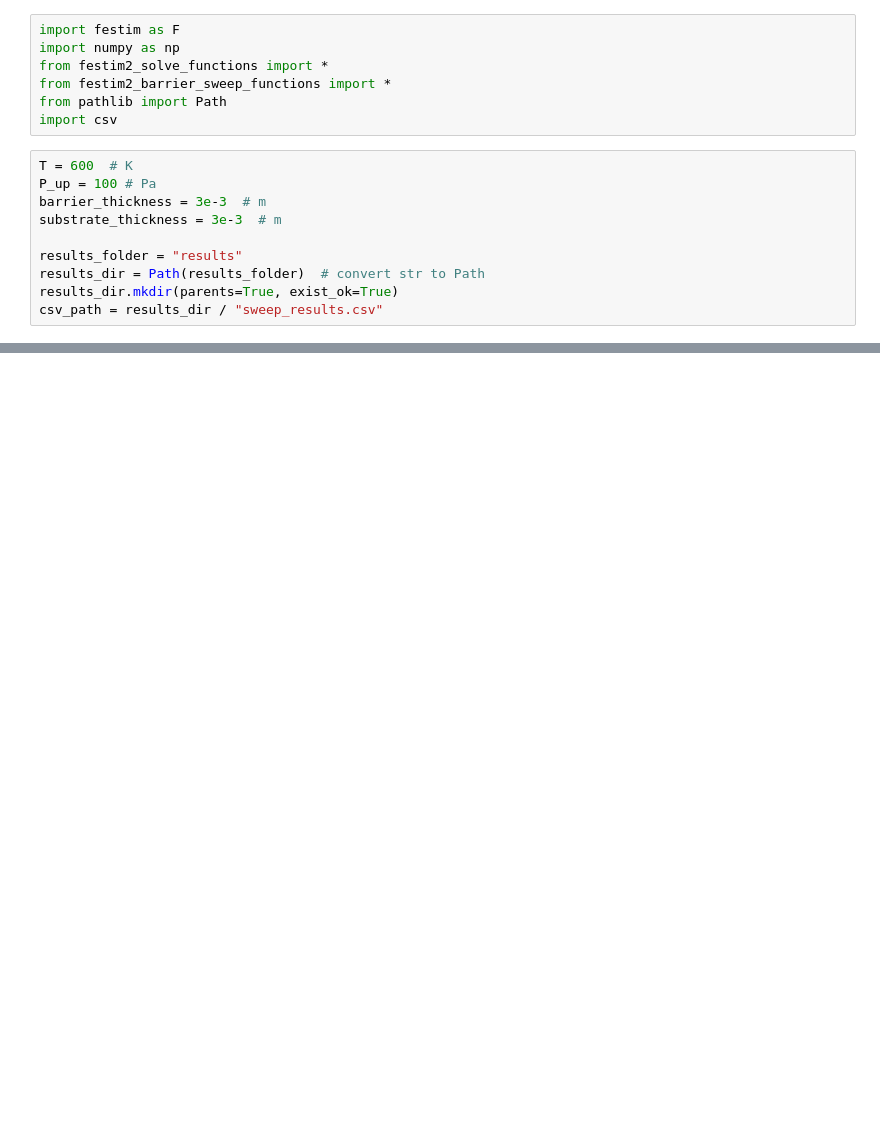
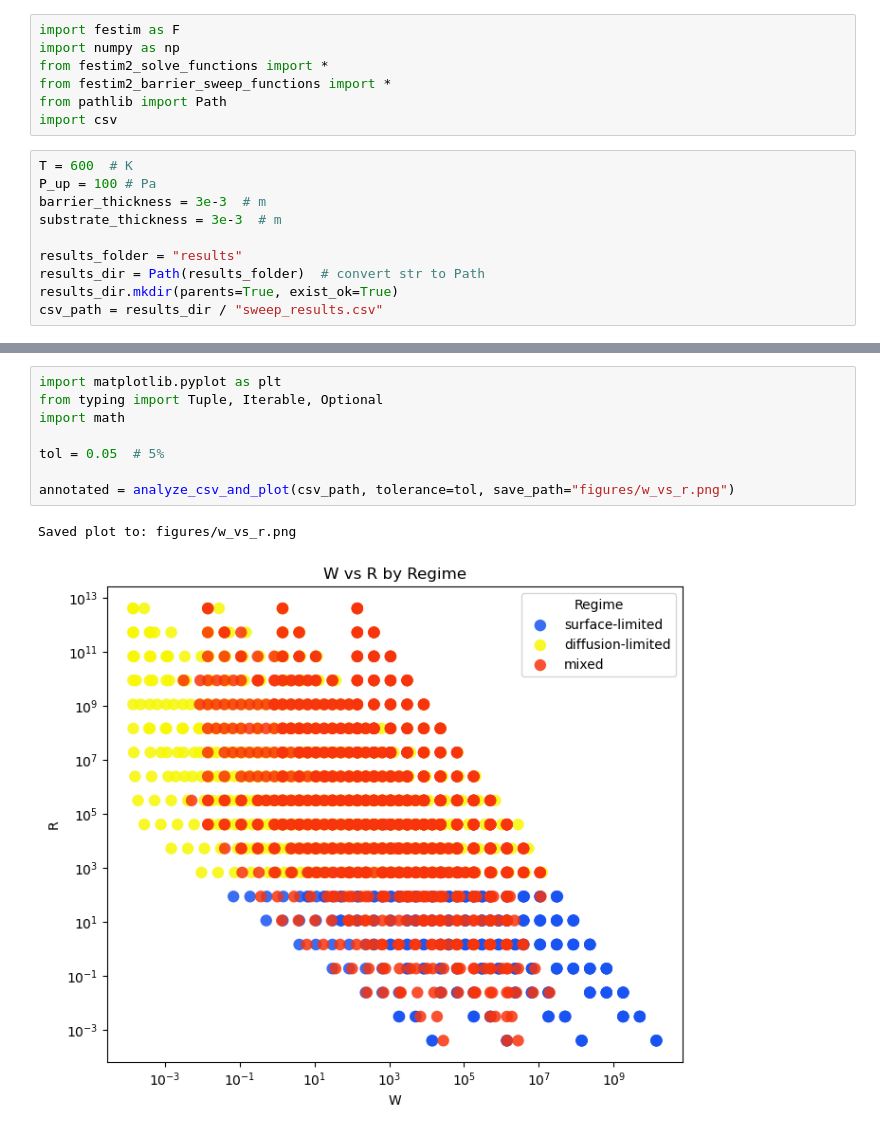
Before and after one commit to WeaverC20/permeation_barrier_analysis, a Jupyter notebook: two_layer_numerical/festim2_permeation_sweep.ipynb, the cells around one changed output, grey strips where cells are left out. Saved outputs shown, nothing was run; the diff lists cells and outputs as text; blank space fills up the shorter version.

```diff
--- a/two_layer_numerical/festim2_permeation_sweep.ipynb
+++ b/two_layer_numerical/festim2_permeation_sweep.ipynb
@@ -101,0 +113,11 @@ Completed run 600 of 625
+# %%
+import matplotlib.pyplot as plt
+from typing import Tuple, Iterable, Optional
+import math
+
+tol = 0.05  # 5%
+
+annotated = analyze_csv_and_plot(csv_path, tolerance=tol, save_path="figures/w_vs_r.png")
+# %% [output]
+Saved plot to: figures/w_vs_r.png
+[figure, added]
```
Also changed, not shown: parts of 2 cells of this notebook, 2 other files.
